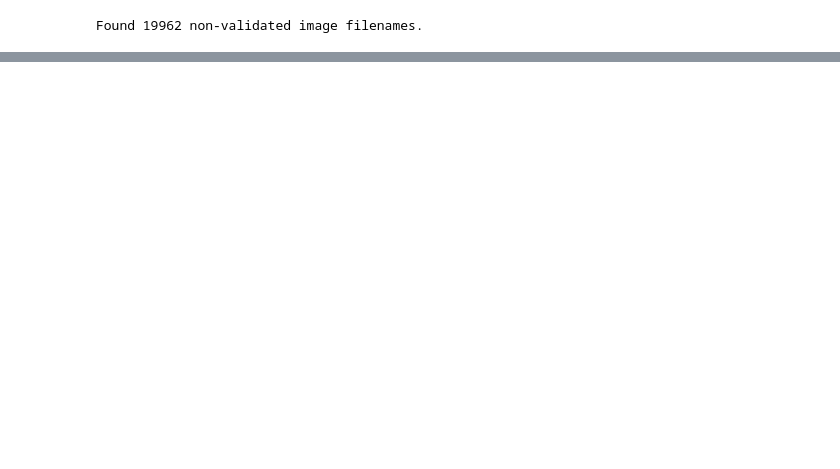
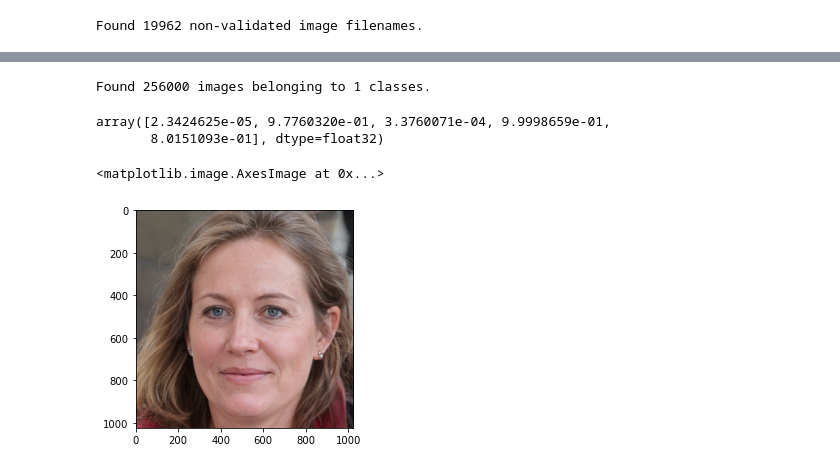
Before and after one commit to Wicwik/BP, a Jupyter notebook: celeba_classifier/classifier_xception.ipynb, the cells around one changed output, grey strips where cells are left out. Saved outputs shown, nothing was run; the diff lists cells and outputs as text; code cells hidden in the pictures; blank space fills up the shorter version.

```diff
--- a/celeba_classifier/classifier_xception.ipynb
+++ b/celeba_classifier/classifier_xception.ipynb
@@ -202,0 +188,14 @@ auc(fpr, tpr)
+# %%
+label_datagen =  ImageDataGenerator(
+    preprocessing_function=preprocess_input,
+    rescale=1./255,
+)
+
+label_generator = test_datagen.flow_from_directory(
+    './img',
+    classes=['to_label2'],
+    batch_size=1,
+    target_size=(_img_width, _img_height),
+    shuffle=False)
+# %% [output]
+Found 256000 images belonging to 1 classes.
@@ -202,0 +204,20 @@ auc(fpr, tpr)
+# %%
+model_predictions[0]
+# %% [output]
+array([2.3424625e-05, 9.7760320e-01, 3.3760071e-04, 9.9998659e-01,
+       8.0151093e-01], dtype=float32)
+# %%
+import h5py
+with h5py.File('sample_z2.h5', 'r') as f:
+    z = f['z'][:]
+# %%
+from custom_gen import StyleGANGenerator
+_stylegan_ffhq_f_gdrive_url = 'https://nvlabs-fi-cdn.nvidia.com/stylegan2/networks/stylegan2-ffhq-config-f.pkl'
+
+gen = StyleGANGenerator(_stylegan_ffhq_f_gdrive_url)
+# %%
+img = gen.get_images(np.reshape(z[0], (1,512)))
+plt.imshow(img[0]/255)
+# %% [output]
+<matplotlib.image.AxesImage at 0x...>
+[figure, added]
```
Also changed, not shown: parts of 21 cells of this notebook, 1 other file.
